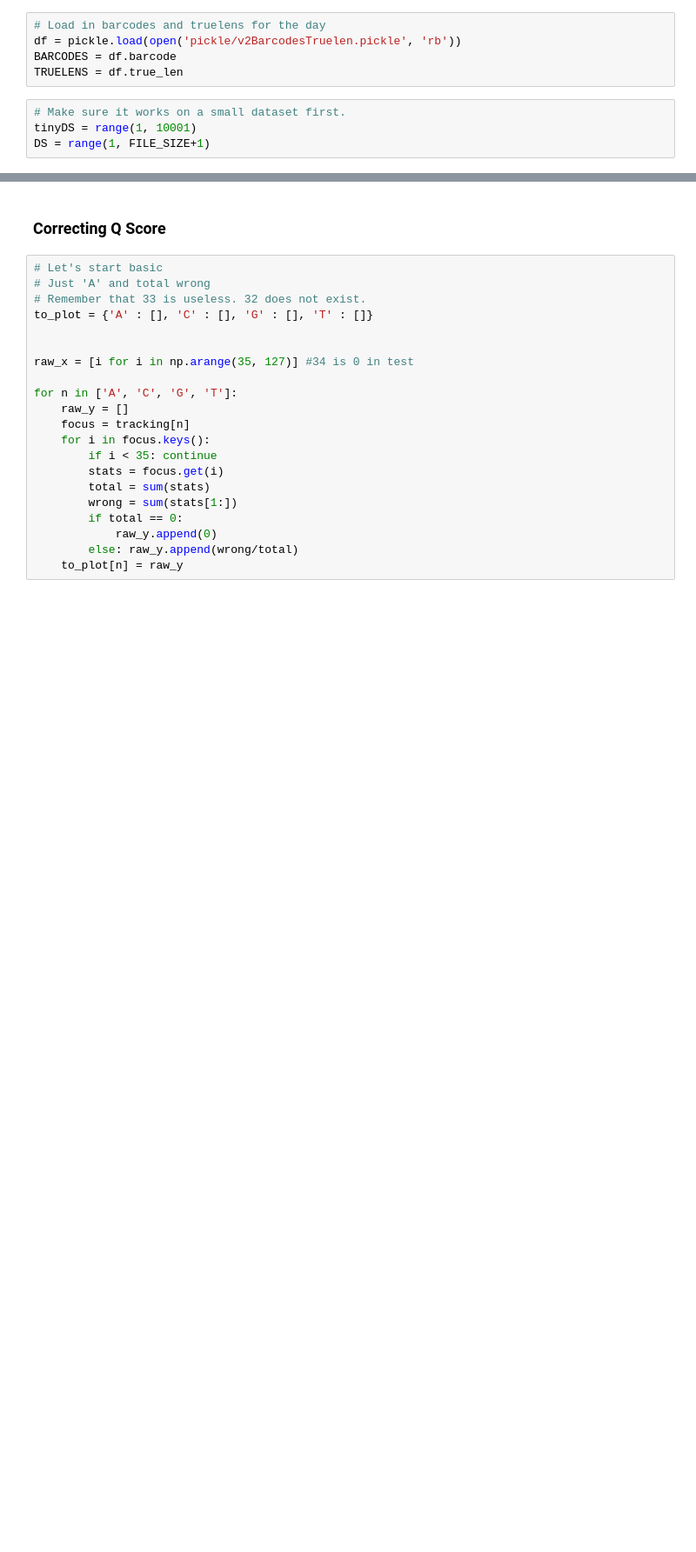
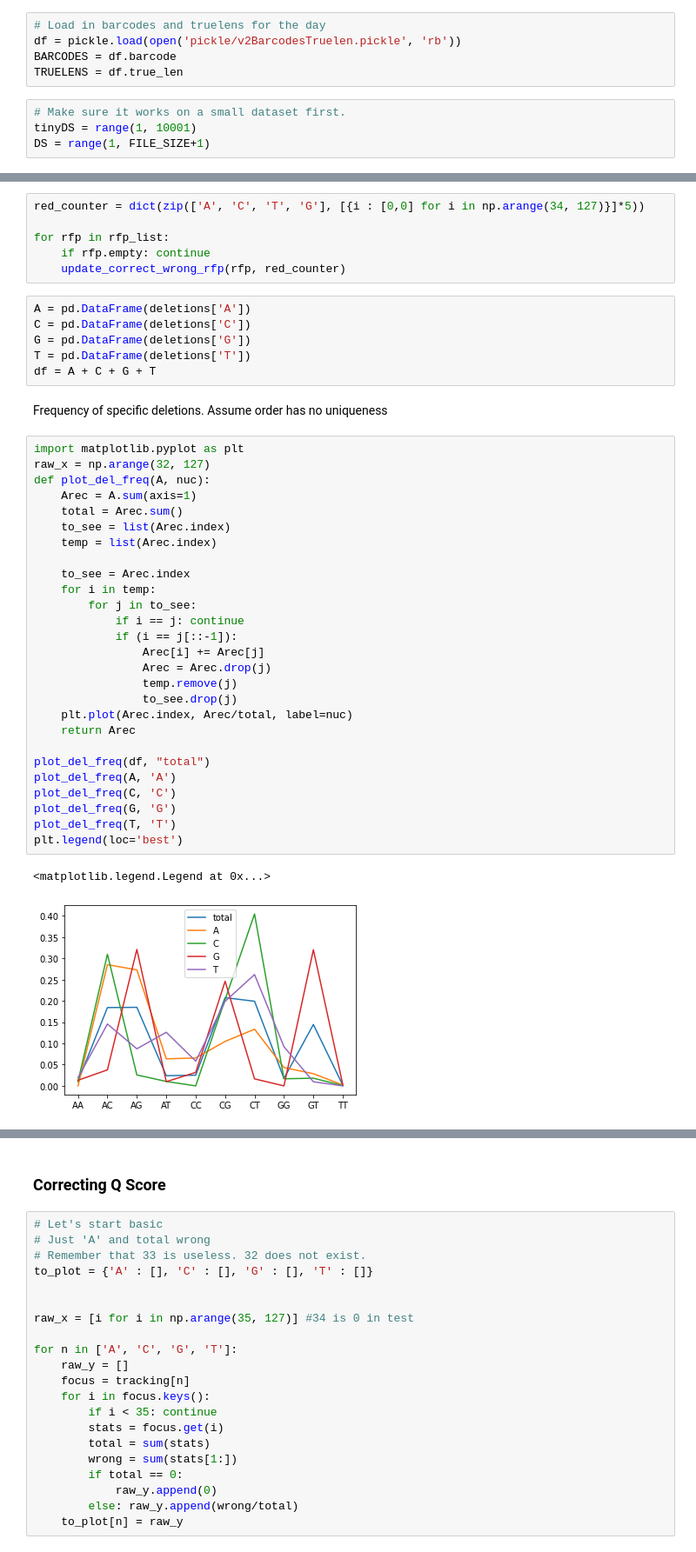
Before and after one commit to Davidebear/mutalib, a Jupyter notebook: EM.ipynb, the cells around one changed output, grey strips where cells are left out. Shown at 87% size. Saved outputs shown, nothing was run; the diff lists cells and outputs as text; blank space fills up the shorter version.

```diff
--- a/EM.ipynb
+++ b/EM.ipynb
@@ -254,0 +593,44 @@ for rfp in rfp_list:
+# %%
+red_counter = dict(zip(['A', 'C', 'T', 'G'], [{i : [0,0] for i in np.arange(34, 127)}]*5))
+
+for rfp in rfp_list:
+    if rfp.empty: continue
+    update_correct_wrong_rfp(rfp, red_counter)
+# %%
+A = pd.DataFrame(deletions['A'])
+C = pd.DataFrame(deletions['C'])
+G = pd.DataFrame(deletions['G'])
+T = pd.DataFrame(deletions['T'])
+df = A + C + G + T
+# %% [markdown]
+Frequency of specific deletions. Assume order has no uniqueness
+# %%
+import matplotlib.pyplot as plt
+raw_x = np.arange(32, 127)
+def plot_del_freq(A, nuc):
+    Arec = A.sum(axis=1)
+    total = Arec.sum()
+    to_see = list(Arec.index)
+    temp = list(Arec.index)
+
+    to_see = Arec.index
+    for i in temp:
+        for j in to_see:
+            if i == j: continue
+            if (i == j[::-1]):
+                Arec[i] += Arec[j]
+                Arec = Arec.drop(j)
+                temp.remove(j)
+                to_see.drop(j)
+    plt.plot(Arec.index, Arec/total, label=nuc)
+    return Arec
+
+plot_del_freq(df, "total")
+plot_del_freq(A, 'A')
+plot_del_freq(C, 'C')
+plot_del_freq(G, 'G')
+plot_del_freq(T, 'T')
+plt.legend(loc='best')
+# %% [output]
+<matplotlib.legend.Legend at 0x...>
+[figure, added]
```
Also changed, not shown: parts of 35 cells of this notebook, 5 other files.
